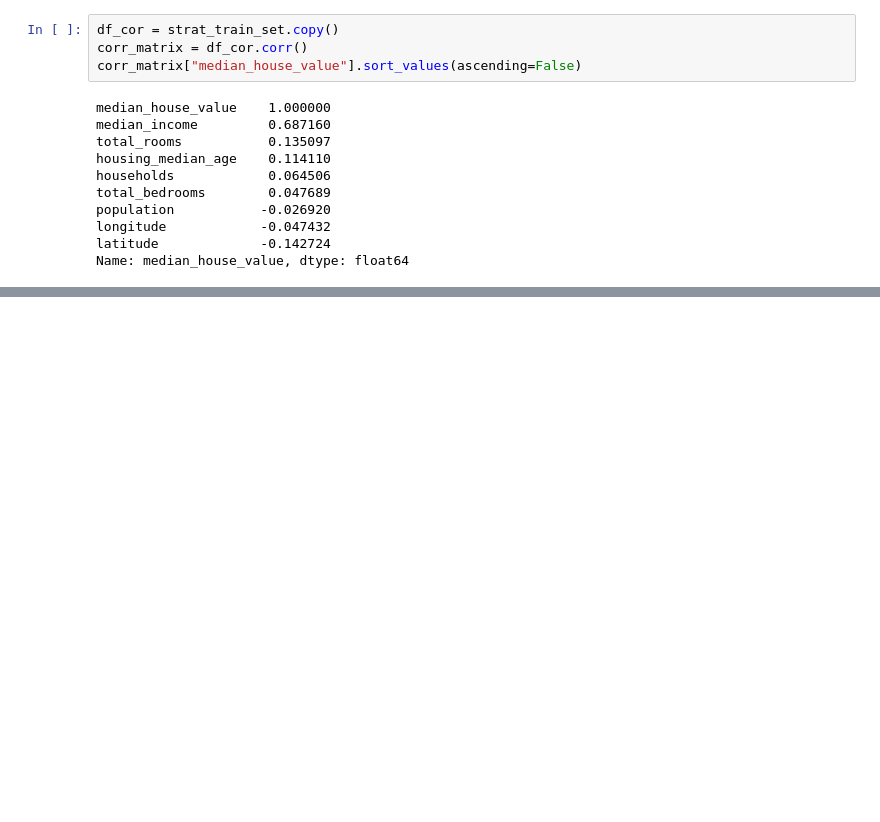
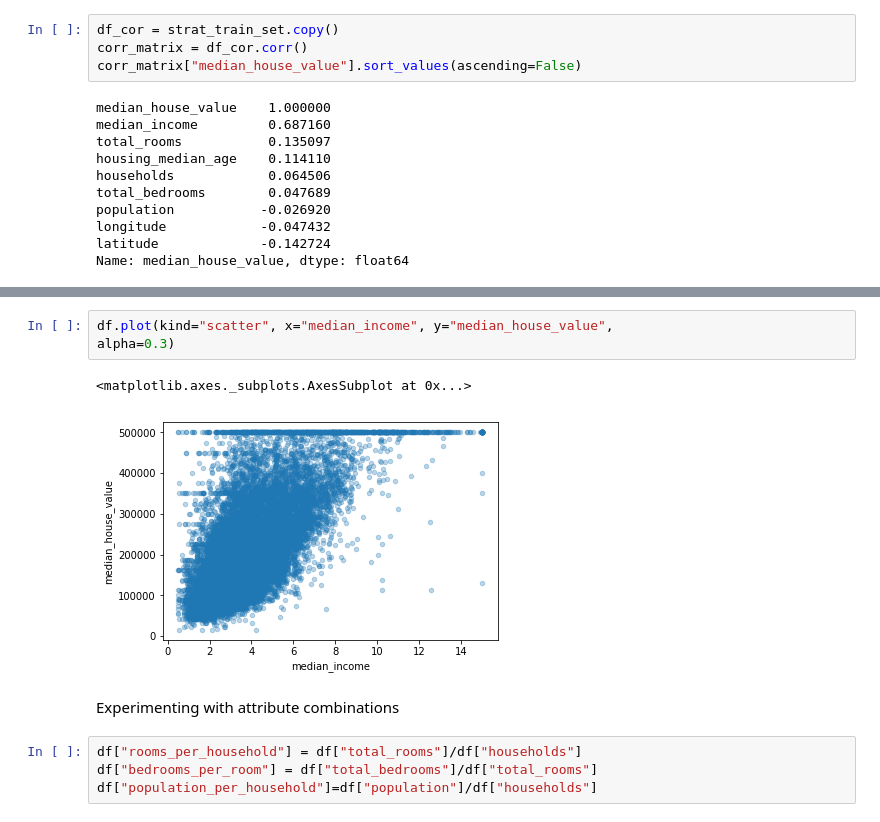
Before and after one commit to liyapo/Housing-Prices-CA, a Jupyter notebook: House Prices CA.ipynb, the cells around one changed output, grey strips where cells are left out. Drawn from its saved outputs; the diff is of its cells as text; blank space fills up the shorter version.

```diff
--- a/House Prices CA.ipynb
+++ b/House Prices CA.ipynb
@@ -172,0 +198,12 @@ corr_matrix
+# %%
+df.plot(kind="scatter", x="median_income", y="median_house_value",
+alpha=0.3)
+# %% [output]
+<matplotlib.axes._subplots.AxesSubplot at 0x...>
+[figure, added]
+# %% [markdown]
+Experimenting with attribute combinations
+# %%
+df["rooms_per_household"] = df["total_rooms"]/df["households"]
+df["bedrooms_per_room"] = df["total_bedrooms"]/df["total_rooms"]
+df["population_per_household"]=df["population"]/df["households"]
```
Also changed, not shown: parts of 32 cells of this notebook.
